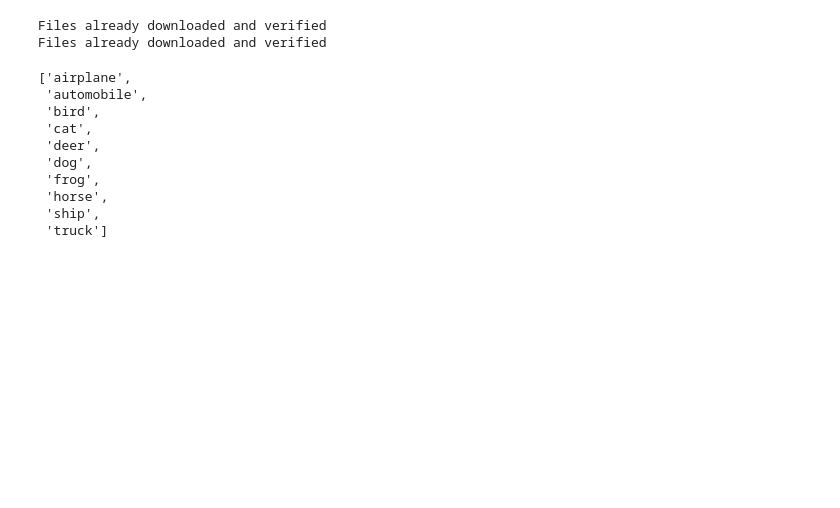
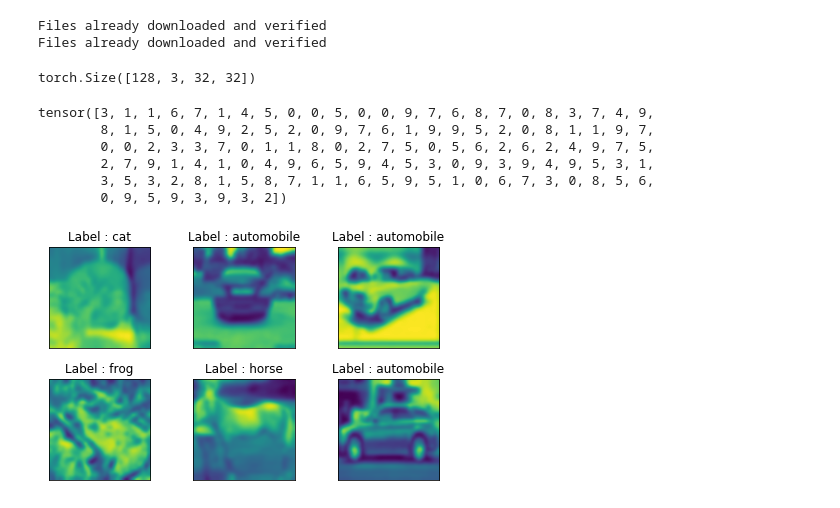
Before and after one commit to SharadGitHub/VGG, a Jupyter notebook: VGG.ipynb, the cells around one changed output. Cells and saved outputs as stored; diff of their text form; code cells hidden in the pictures; blank space fills up the shorter version.

Commit message:
adding training

```diff
--- a/VGG.ipynb
+++ b/VGG.ipynb
@@ -68,14 +84,14 @@ class Data():
         root = './data',
         train = True,
         download = True,
-        transform = transforms.Compose([transforms.ToTensor(), transforms.Normalize((0.1307,), (0.3081,))])
+        transform = transforms.Compose([transforms.ToTensor()])
         )
 
         self.test_set = datasets.CIFAR10(
         root= './data',
         train= False,
         download = True,
-        transform = transforms.Compose([transforms.ToTensor(), transforms.Normalize((0.1307,), (0.3081,))])
+        transform = transforms.Compose([transforms.ToTensor()])
         )
 
     def get_data(self):
@@ -86,16 +102,32 @@ train, test = data.get_data()
 # %% [output]
 Files already downloaded and verified
 Files already downloaded and verified
-# %%
-train.classes
-# %% [output]
-['airplane',
- 'automobile',
- 'bird',
- 'cat',
- 'deer',
- 'dog',
- 'frog',
- 'horse',
- 'ship',
- 'truck']
+# %%
+train_loader = torch.utils.data.DataLoader(train, batch_size= 128, shuffle= True)
+test_loader = torch.utils.data.DataLoader(test, batch_size= 10000, shuffle= True)
+# %%
+images, labels = next(iter(train_loader))
+images.shape
+# %% [output]
+torch.Size([128, 3, 32, 32])
+# %%
+labels
+# %% [output]
+tensor([3, 1, 1, 6, 7, 1, 4, 5, 0, 0, 5, 0, 0, 9, 7, 6, 8, 7, 0, 8, 3, 7, 4, 9,
+        8, 1, 5, 0, 4, 9, 2, 5, 2, 0, 9, 7, 6, 1, 9, 9, 5, 2, 0, 8, 1, 1, 9, 7,
+        0, 0, 2, 3, 3, 7, 0, 1, 1, 8, 0, 2, 7, 5, 0, 5, 6, 2, 6, 2, 4, 9, 7, 5,
+        2, 7, 9, 1, 4, 1, 0, 4, 9, 6, 5, 9, 4, 5, 3, 0, 9, 3, 9, 4, 9, 5, 3, 1,
+        3, 5, 3, 2, 8, 1, 5, 8, 7, 1, 1, 6, 5, 9, 5, 1, 0, 6, 7, 3, 0, 8, 5, 6,
+        0, 9, 5, 9, 3, 9, 3, 2])
+# %%
+fig = plt.figure()
+for i in range(6):
+  plt.subplot(2,3,i+1)
+  plt.tight_layout()
+  plt.imshow(images[i][0], interpolation='bicubic')
+  plt.title("Label : {}".format(train.classes[labels[i]]))
+  plt.xticks([])
+  plt.yticks([])
+fig
+# %% [output]
+[figure, added]
```
Also changed, not shown: parts of 8 cells of this notebook.
